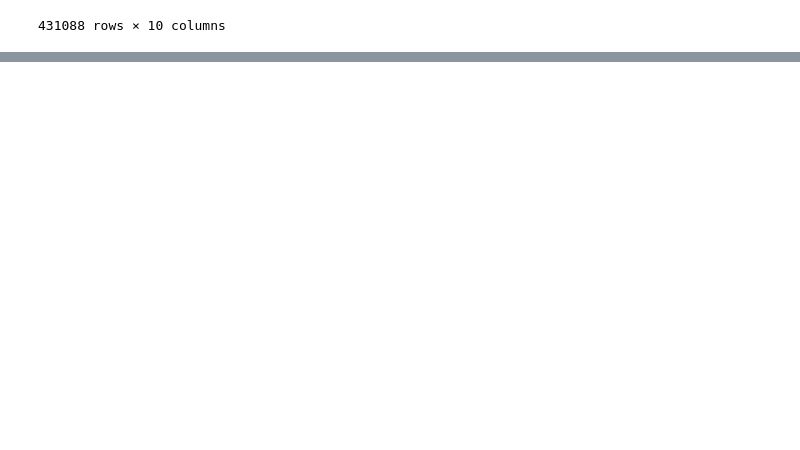
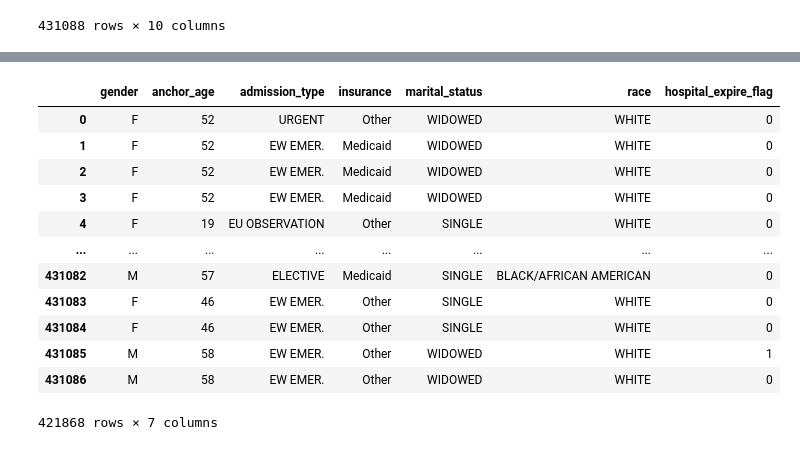
Before and after one commit to iupui-soic/pybootcamp, a Jupyter notebook: saptarshi_day5.ipynb, the cells around one changed output, grey strips where cells are left out. Drawn from its saved outputs; the diff is of its cells as text; code cells hidden in the pictures; blank space fills up the shorter version.

```diff
--- a/saptarshi_day5.ipynb
+++ b/saptarshi_day5.ipynb
@@ -155,0 +188,2 @@ df_merged
+# %%
+df_merged.dropna(inplace=True)
@@ -155,0 +210,18 @@ df_merged
+# %%
+Y = df_merged['los'].copy()
+df_final = df_merged.drop(columns=['subject_id', 'hadm_id', 'los'])
+df_final
+# %% [output]
+|  | gender | anchor_age | admission_type | insurance | marital_status | race | hospital_expire_flag |
+| 0 | F | 52 | URGENT | Other | WIDOWED | WHITE | 0 |
+| 1 | F | 52 | EW EMER. | Medicaid | WIDOWED | WHITE | 0 |
+| 2 | F | 52 | EW EMER. | Medicaid | WIDOWED | WHITE | 0 |
+| 3 | F | 52 | EW EMER. | Medicaid | WIDOWED | WHITE | 0 |
+| 4 | F | 19 | EU OBSERVATION | Other | SINGLE | WHITE | 0 |
+| ... | ... | ... | ... | ... | ... | ... | ... |
+| 431082 | M | 57 | ELECTIVE | Medicaid | SINGLE | BLACK/AFRICAN AMERICAN | 0 |
+| 431083 | F | 46 | EW EMER. | Other | SINGLE | WHITE | 0 |
+| 431084 | F | 46 | EW EMER. | Other | SINGLE | WHITE | 0 |
+| 431085 | M | 58 | EW EMER. | Other | WIDOWED | WHITE | 1 |
+| 431086 | M | 58 | EW EMER. | Other | WIDOWED | WHITE | 0 |
+421868 rows × 7 columns
```
Also changed, not shown: parts of 13 cells of this notebook.
